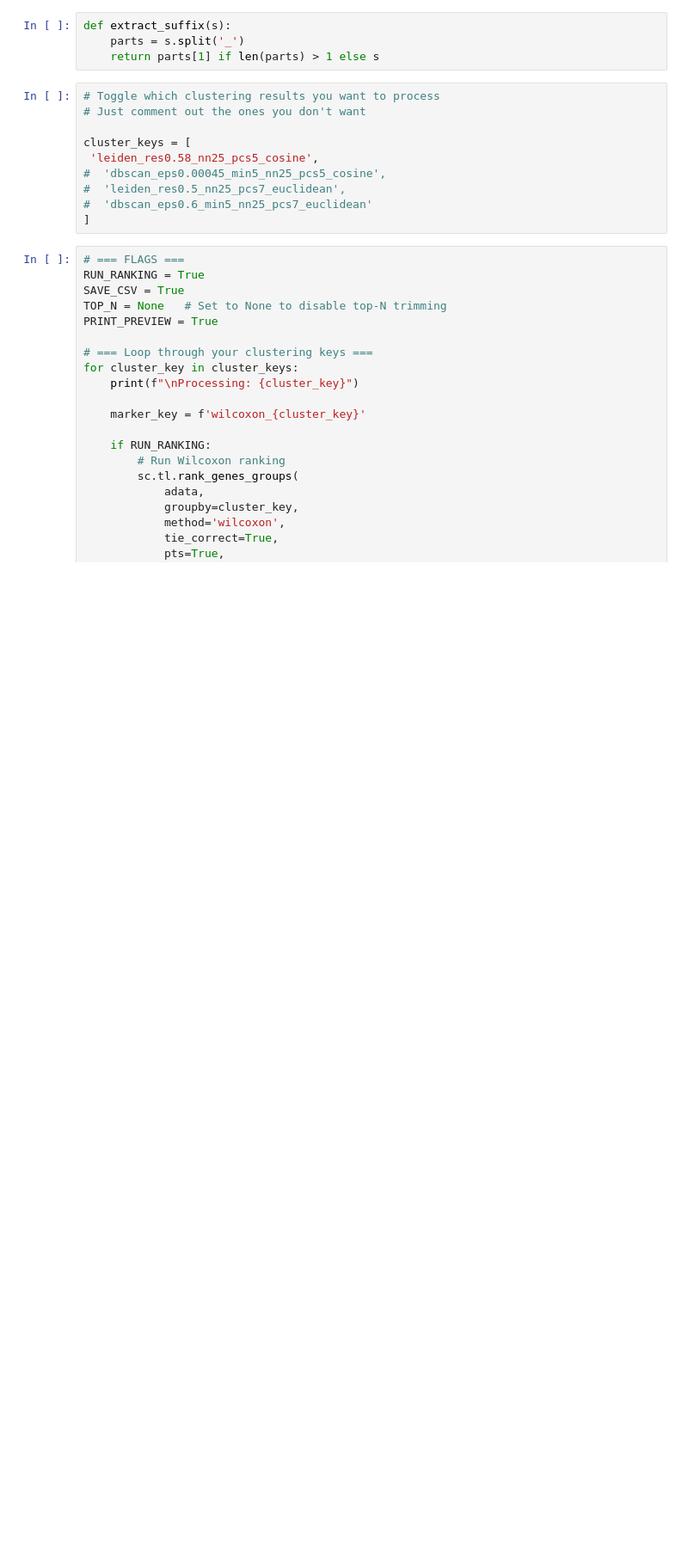
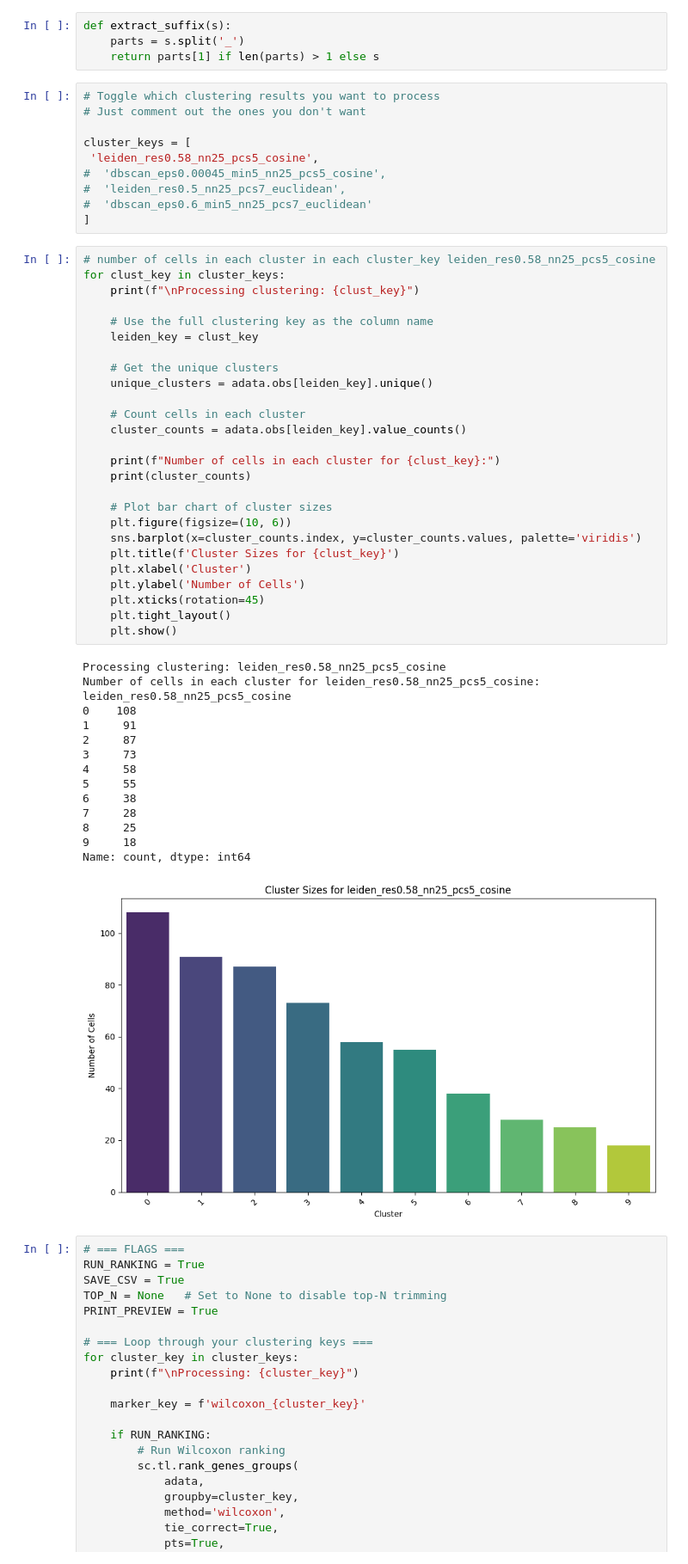
Before and after one commit to ateferos77/Butryllus_Brain_scRNAseq, a Jupyter notebook: Botryllus_dataset2_Base.ipynb, the cells around one changed output. Shown at 86% size. Saved outputs shown, nothing was run; the diff lists cells and outputs as text; blank space fills up the shorter version.

```diff
--- a/Botryllus_dataset2_Base.ipynb
+++ b/Botryllus_dataset2_Base.ipynb
@@ -497,6 +497,48 @@ cluster_keys = [
 #  'leiden_res0.5_nn25_pcs7_euclidean',
 #  'dbscan_eps0.6_min5_nn25_pcs7_euclidean'
 ]
+# %%
+# number of cells in each cluster in each cluster_key leiden_res0.58_nn25_pcs5_cosine
+for clust_key in cluster_keys:
+    print(f"\nProcessing clustering: {clust_key}")
+
+    # Use the full clustering key as the column name
+    leiden_key = clust_key
+
+    # Get the unique clusters
+    unique_clusters = adata.obs[leiden_key].unique()
+
+    # Count cells in each cluster
+    cluster_counts = adata.obs[leiden_key].value_counts()
+
+    print(f"Number of cells in each cluster for {clust_key}:")
+    print(cluster_counts)
+
+    # Plot bar chart of cluster sizes
+    plt.figure(figsize=(10, 6))
+    sns.barplot(x=cluster_counts.index, y=cluster_counts.values, palette='viridis')
+    plt.title(f'Cluster Sizes for {clust_key}')
+    plt.xlabel('Cluster')
+    plt.ylabel('Number of Cells')
+    plt.xticks(rotation=45)
+    plt.tight_layout()
+    plt.show()
+# %% [output]
+Processing clustering: leiden_res0.58_nn25_pcs5_cosine
+Number of cells in each cluster for leiden_res0.58_nn25_pcs5_cosine:
+leiden_res0.58_nn25_pcs5_cosine
+0    108
+1     91
+2     87
+3     73
+4     58
+5     55
+6     38
+7     28
+8     25
+9     18
+Name: count, dtype: int64
+[figure, added]
 # %%
 # === FLAGS ===
 RUN_RANKING = True
```
Also changed, not shown: parts of 2 cells of this notebook.
